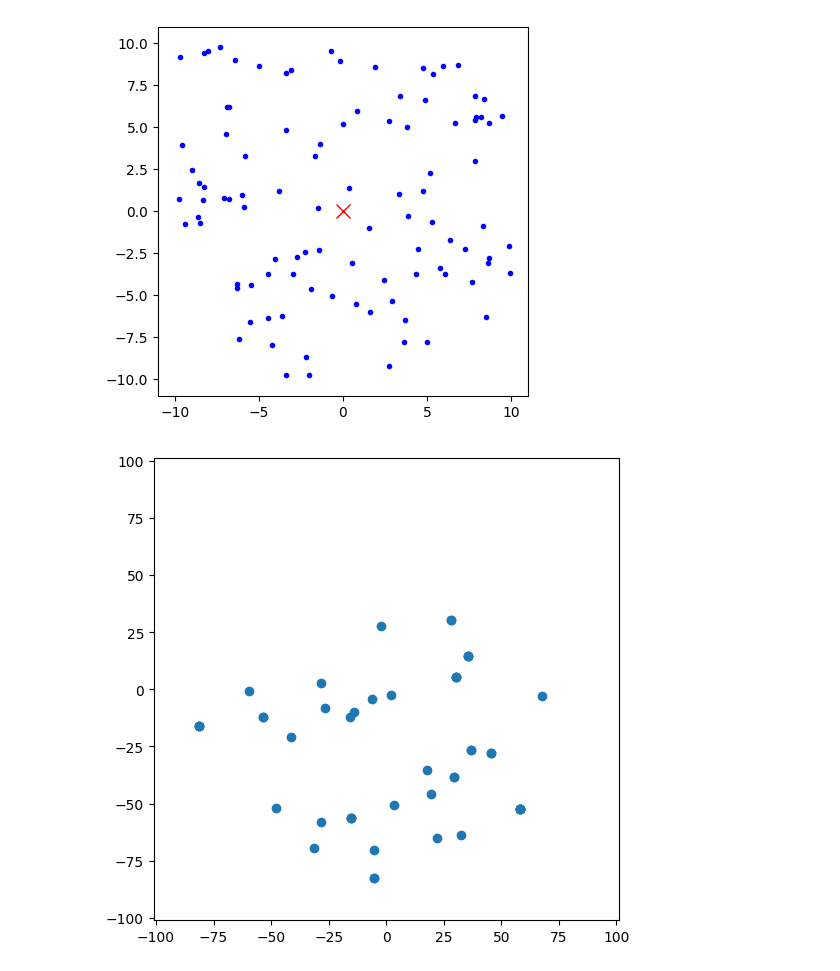
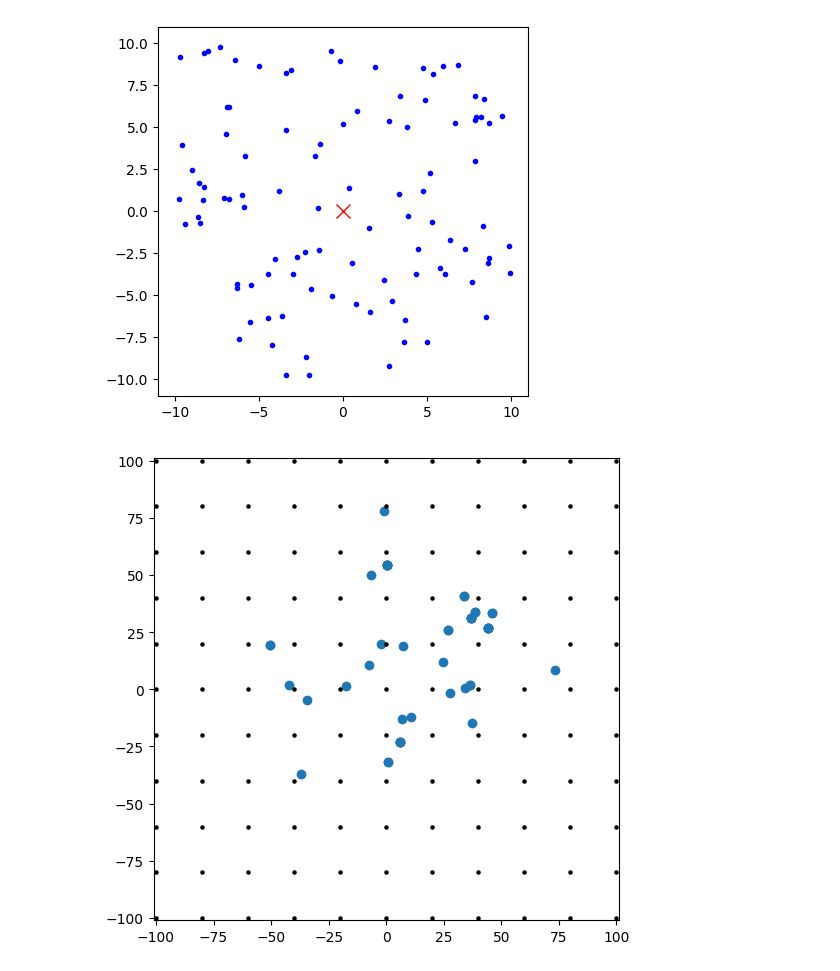
Before and after one commit to HKimura787/blog, a Jupyter notebook: Qiita/SECR/secr.ipynb, the cells around one changed output. Saved outputs shown, nothing was run; the diff lists cells and outputs as text; code cells hidden in the pictures.

Commit message:
samplingクラス暫定版

```diff
--- a/Qiita/SECR/secr.ipynb
+++ b/Qiita/SECR/secr.ipynb
@@ -63,21 +63,26 @@ plt.show()
 [figure]
 # %%
 from random_moving import random_moving as rm
+from sampling import sample as sp
 
 rm1 = rm(0,0,target_variance=1000,proposal_range=50,start_range=50)
 rm1list_x,rm1list_y = rm1.do_random_walk(48)
+
+sp1 = sp(-200, 200, 20, -200, 200, 20, 2)
+sp1list_x,sp1list_y = sp1.get_sample(rm1list_x,rm1list_y)
 
 # plot rm1list
 from matplotlib import pyplot as plt
 radius = 100
 
 fig, ax = plt.subplots(figsize=(6, 6))
 ax.set_xlim(-radius - 1, radius + 1)
 ax.set_ylim(-radius - 1, radius + 1)
 ax.scatter(rm1list_x, rm1list_y)
+sp1.plot_sampling_point(ax)
 plt.show()
 # %% [output]
-[figure, old version]
+[figure, new version]
 # %%
 rm1list_x
 # %% [output]
```
Also changed, not shown: parts of 4 cells of this notebook, 1 other file.
